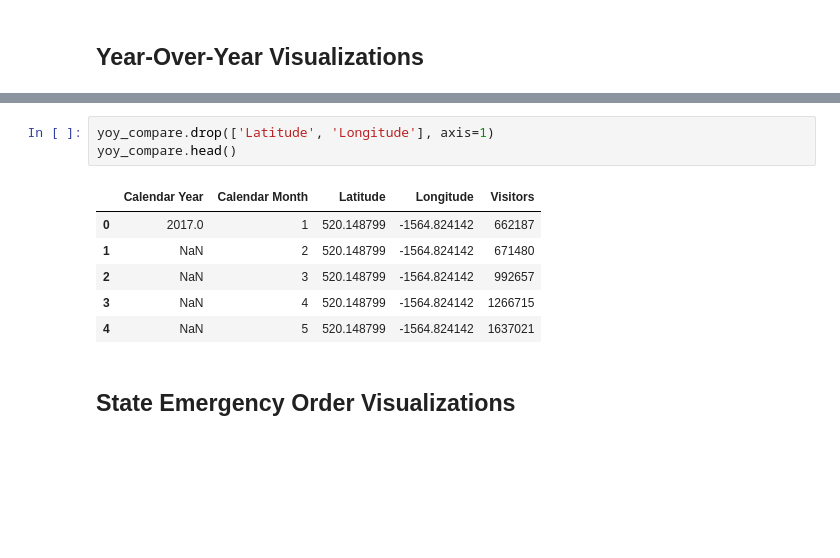
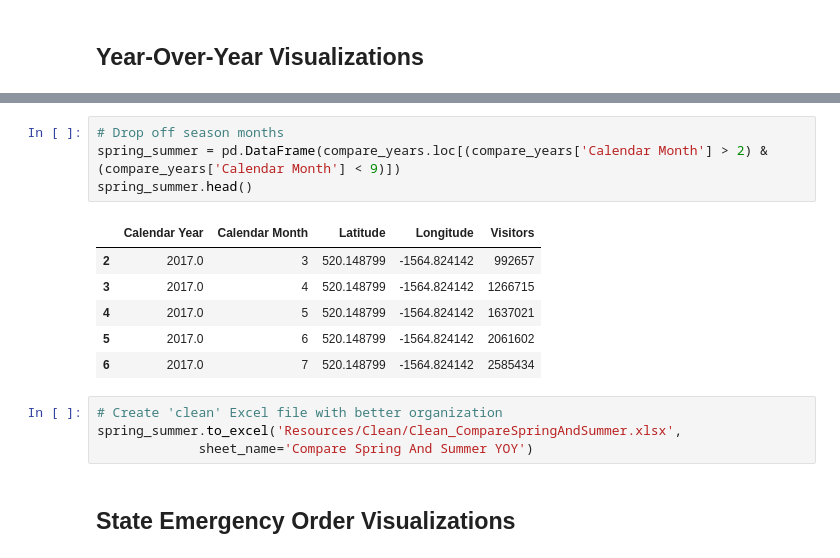
Before and after one commit to missymeyer/ProjectOne, a Jupyter notebook: ProjectOne_Visualizations.ipynb, the cells around one changed output, grey strips where cells are left out. Cells and saved outputs as stored; diff of their text form; blank space fills up the shorter version.

```diff
--- a/ProjectOne_Visualizations.ipynb
+++ b/ProjectOne_Visualizations.ipynb
@@ -58,13 +58,18 @@ yoy_compare.head()
-# %%
-yoy_compare.drop(['Latitude', 'Longitude'], axis=1)
-yoy_compare.head()
-# %% [output]
-|  | Calendar Year | Calendar Month | Latitude | Longitude | Visitors |
-| 0 | 2017.0 | 1 | 520.148799 | -1564.824142 | 662187 |
-| 1 | NaN | 2 | 520.148799 | -1564.824142 | 671480 |
-| 2 | NaN | 3 | 520.148799 | -1564.824142 | 992657 |
-| 3 | NaN | 4 | 520.148799 | -1564.824142 | 1266715 |
-| 4 | NaN | 5 | 520.148799 | -1564.824142 | 1637021 |
+# %%
+# Drop off season months
+spring_summer = pd.DataFrame(compare_years.loc[(compare_years['Calendar Month'] > 2) & (compare_years['Calendar Month'] < 9)])
+spring_summer.head()
+# %% [output]
+|  | Calendar Year | Calendar Month | Latitude | Longitude | Visitors |
+| 2 | 2017.0 | 3 | 520.148799 | -1564.824142 | 992657 |
+| 3 | 2017.0 | 4 | 520.148799 | -1564.824142 | 1266715 |
+| 4 | 2017.0 | 5 | 520.148799 | -1564.824142 | 1637021 |
+| 5 | 2017.0 | 6 | 520.148799 | -1564.824142 | 2061602 |
+| 6 | 2017.0 | 7 | 520.148799 | -1564.824142 | 2585434 |
+# %%
+# Create 'clean' Excel file with better organization
+spring_summer.to_excel('Resources/Clean/Clean_CompareSpringAndSummer.xlsx',
+             sheet_name='Compare Spring And Summer YOY')
 # %% [markdown]
 ## State Emergency Order Visualizations
 # %%
```
Also changed, not shown: parts of 1 cell of this notebook, 6 other files.
